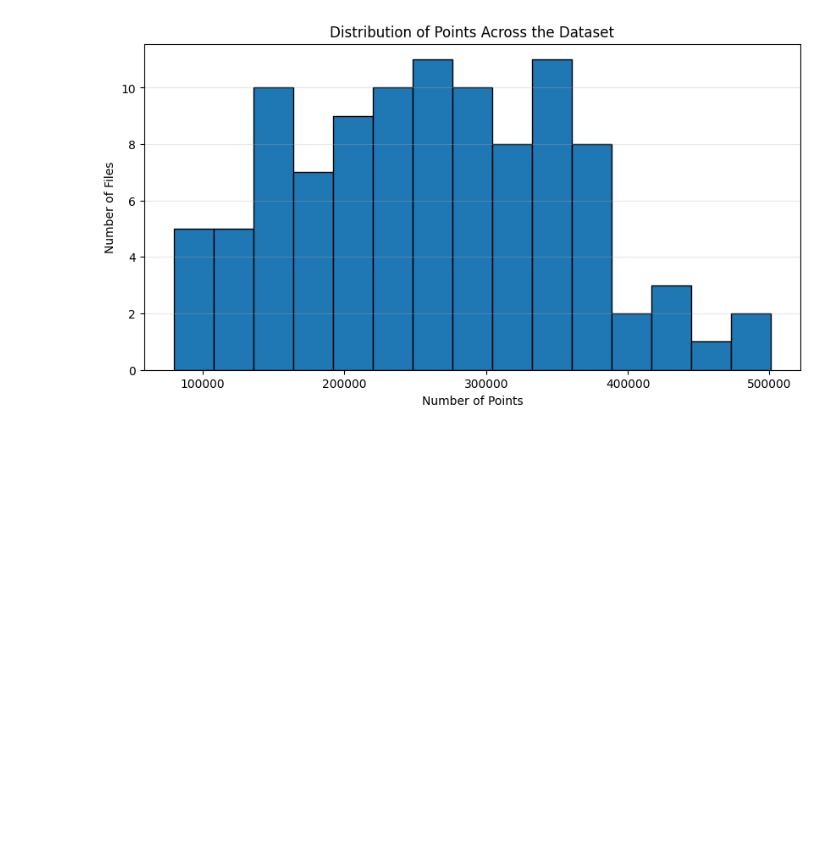
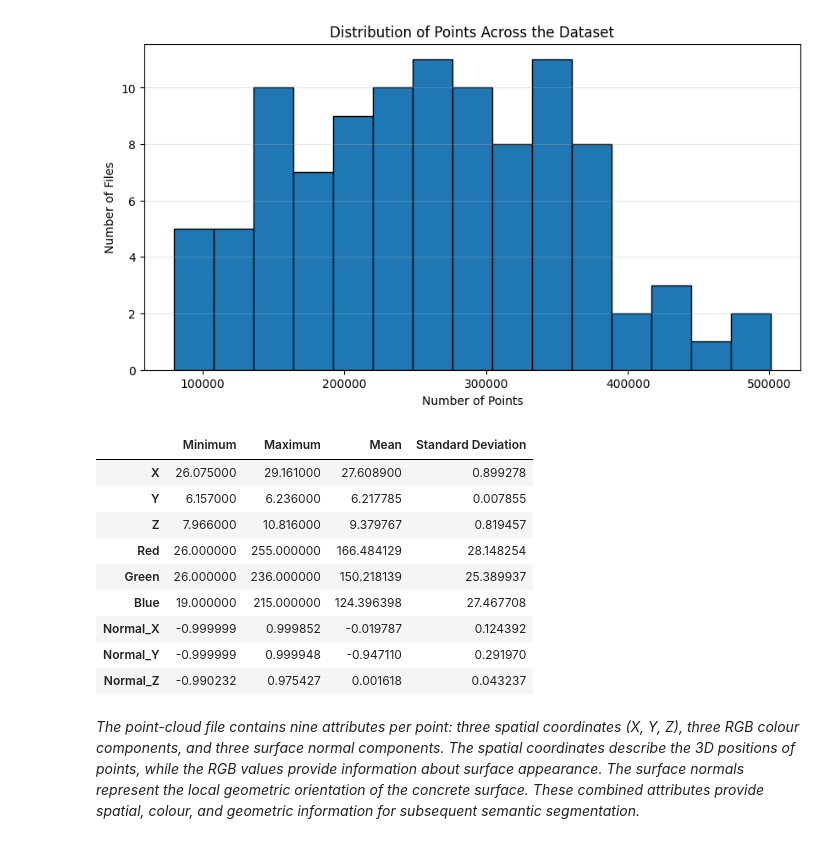
Before and after one commit to AbubakarDanhaya/pointnet-concrete-defect-robustness, a Jupyter notebook: notebooks/01_dataset_exploration.ipynb, the cells around one changed output. Cells and saved outputs as stored; diff of their text form; code cells hidden in the pictures; blank space fills up the shorter version.

```diff
--- a/notebooks/01_dataset_exploration.ipynb
+++ b/notebooks/01_dataset_exploration.ipynb
@@ -147,3 +147,30 @@ plt.grid(axis="y", alpha=0.3)
 plt.show()
 # %% [output]
 [figure]
+# %%
+# Calculate descriptive statistics for all nine attributes
+attribute_summary = pd.DataFrame({
+    "Minimum": np.min(point_cloud, axis=0),
+    "Maximum": np.max(point_cloud, axis=0),
+    "Mean": np.mean(point_cloud, axis=0),
+    "Standard Deviation": np.std(point_cloud, axis=0)
+}, index=[
+    "X", "Y", "Z",
+    "Red", "Green", "Blue",
+    "Normal_X", "Normal_Y", "Normal_Z"
+])
+
+attribute_summary
+# %% [output]
+|  | Minimum | Maximum | Mean | Standard Deviation |
+| X | 26.075000 | 29.161000 | 27.608900 | 0.899278 |
+| Y | 6.157000 | 6.236000 | 6.217785 | 0.007855 |
+| Z | 7.966000 | 10.816000 | 9.379767 | 0.819457 |
+| Red | 26.000000 | 255.000000 | 166.484129 | 28.148254 |
+| Green | 26.000000 | 236.000000 | 150.218139 | 25.389937 |
+| Blue | 19.000000 | 215.000000 | 124.396398 | 27.467708 |
+| Normal_X | -0.999999 | 0.999852 | -0.019787 | 0.124392 |
+| Normal_Y | -0.999999 | 0.999948 | -0.947110 | 0.291970 |
+| Normal_Z | -0.990232 | 0.975427 | 0.001618 | 0.043237 |
+# %% [markdown]
+_The point-cloud file contains nine attributes per point: three spatial coordinates (X, Y, Z), three RGB colour components, and three surface normal components. The spatial coordinates describe the 3D positions of points, while the RGB values provide information about surface appearance. The surface normals represent the local geometric orientation of the concrete surface. These combined attributes provide spatial, colour, and geometric information for subsequent semantic segmentation._
```
Also changed, not shown: parts of 2 cells of this notebook.
